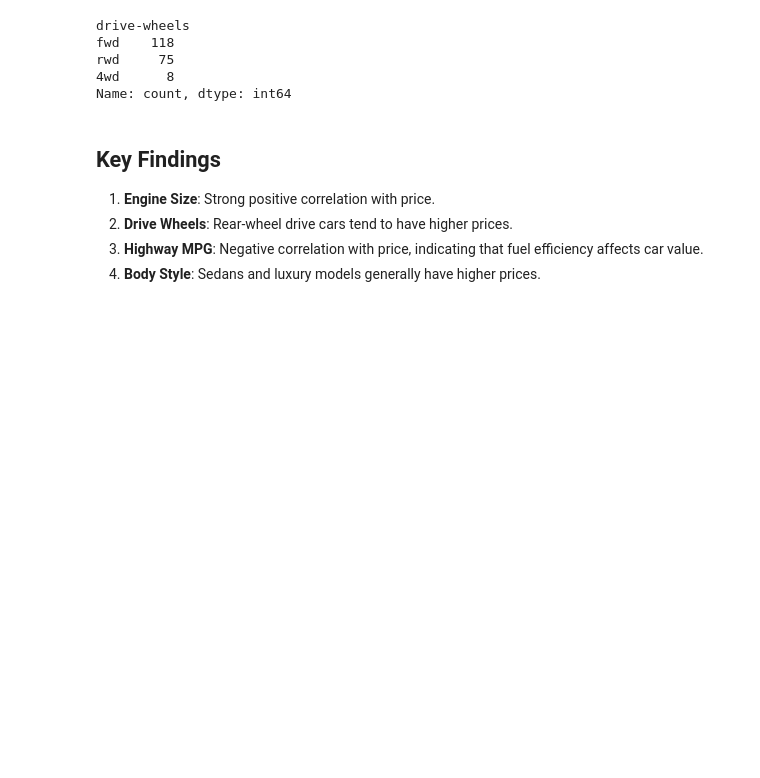
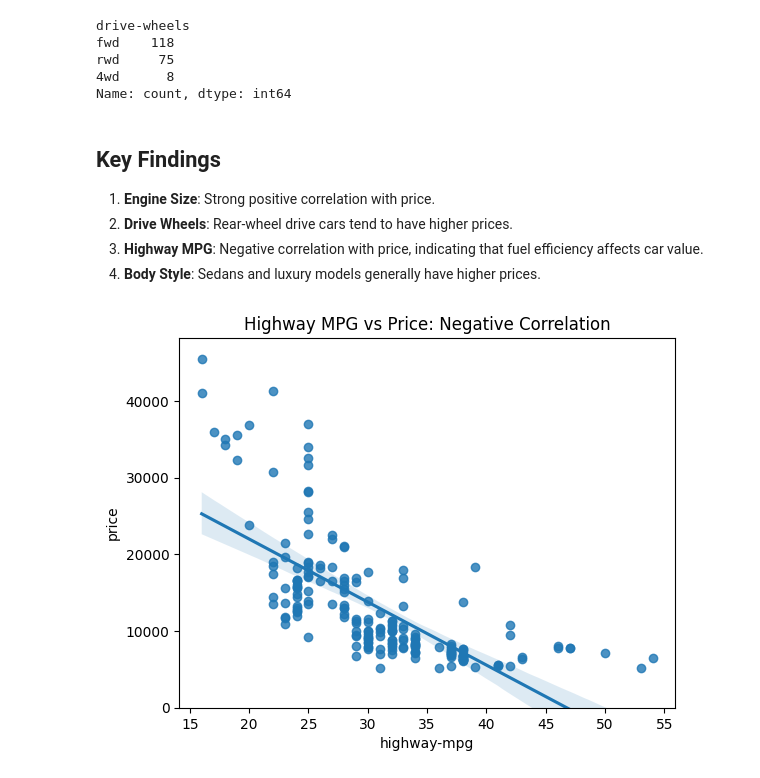
Before and after one commit to IanYork247/demos, a Jupyter notebook: python/notebooks/eda_used_cars.ipynb, the cells around one changed output. Drawn from its saved outputs; the diff is of its cells as text; code cells hidden in the pictures; blank space fills up the shorter version.

```diff
--- a/python/notebooks/eda_used_cars.ipynb
+++ b/python/notebooks/eda_used_cars.ipynb
@@ -87,3 +98,11 @@ Name: count, dtype: int64
 2. **Drive Wheels**: Rear-wheel drive cars tend to have higher prices.
 3. **Highway MPG**: Negative correlation with price, indicating that fuel efficiency affects car value.
 4. **Body Style**: Sedans and luxury models generally have higher prices.
+# %%
+# Negative correlation example: Highway MPG vs Price
+sns.regplot(x="highway-mpg", y="price", data=df)
+plt.title("Highway MPG vs Price: Negative Correlation")
+plt.ylim(0,)
+plt.show()
+# %% [output]
+[figure, added]
```
Also changed, not shown: parts of 11 cells of this notebook.
